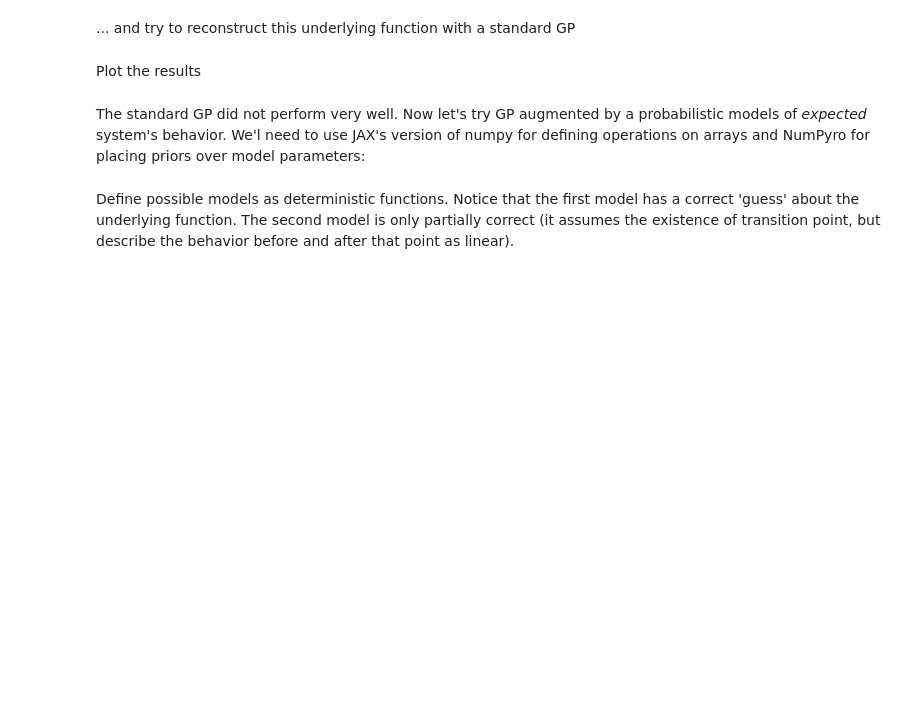
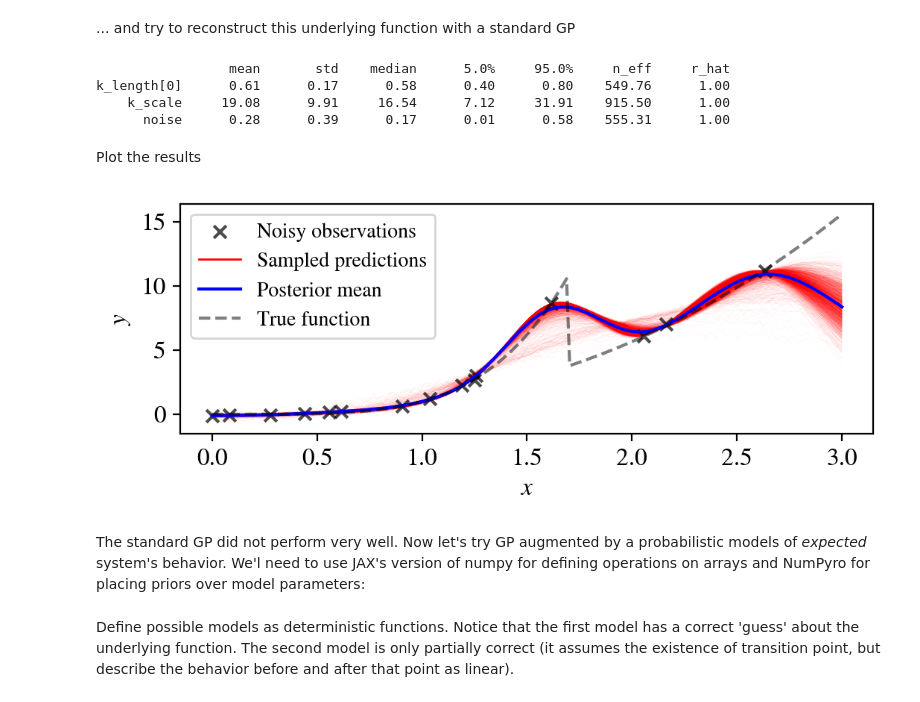
Before and after one commit to ziatdinovmax/gpax, a Jupyter notebook: examples/GP_sGP.ipynb, the cells around one changed output. Cells and saved outputs as stored; diff of their text form; code cells hidden in the pictures; blank space fills up the shorter version.

```diff
--- a/examples/GP_sGP.ipynb
+++ b/examples/GP_sGP.ipynb
@@ -88,7 +89,7 @@ plt.show()
 ... and try to reconstruct this underlying function with a standard GP
 # %%
 # Get random number generator keys (see JAX documentation for why it is neccessary)
-rng_key, rng_key_predict = gpax.utils.get_keys()
+rng_key, rng_keposterior_meanict = gpax.utils.get_keys()
 
 # Initialize model
 gp_model = gpax.ExactGP(1, kernel='Matern')
@@ -97,21 +98,28 @@ gp_model = gpax.ExactGP(1, kernel='Matern')
 gp_model.fit(rng_key, X, y, num_chains=1)
 
 # Get GP prediction
-y_pred, y_sampled = gp_model.predict(rng_key_predict, X_test, n=200)
+posterior_mean, f_samples = gp_model.predict(rng_keposterior_meanict, X_test, n=200)
+# %% [output]
+                 mean       std    median      5.0%     95.0%     n_eff     r_hat
+k_length[0]      0.61      0.17      0.58      0.40      0.80    549.76      1.00
+    k_scale     19.08      9.91     16.54      7.12     31.91    915.50      1.00
+      noise      0.28      0.39      0.17      0.01      0.58    555.31      1.00
 # %% [markdown]
 Plot the results
 # %%
 fig, ax = plt.subplots(1, 1, figsize=(6, 2))
 ax.set_xlabel("$x$")
 ax.set_ylabel("$y$")
 ax.scatter(X, y, marker='x', c='k', zorder=1, label="Noisy observations", alpha=0.7)
-for y1 in y_sampled:
+for y1 in f_samples:
     ax.plot(X_test, y1.mean(0), lw=.1, zorder=0, c='r', alpha=.1)
-l, = ax.plot(X_test, y_sampled[0].mean(0), lw=1, c='r', alpha=1, label="Sampled predictions")
-ax.plot(X_test, y_pred, lw=1.5, zorder=1, c='b', label='Sampled means (CoM)')
+l, = ax.plot(X_test, f_samples[0].mean(0), lw=1, c='r', alpha=1, label="Sampled predictions")
+ax.plot(X_test, posterior_mean, lw=1.5, zorder=1, c='b', label='Posterior mean')
 ax.plot(X_test, piecewise1(X_test, PARAMS), c='k', linestyle='--', label='True function', alpha=0.5)
 ax.legend(loc='upper left')
 l.set_alpha(0)
+# %% [output]
+[figure, added]
 # %% [markdown]
 The standard GP did not perform very well. Now let's try GP augmented by a probabilistic models of *expected* system's behavior. We'l need to use JAX's version of numpy for defining operations on arrays and NumPyro for placing priors over model parameters:
 # %%
```
Also changed, not shown: parts of 10 cells of this notebook.
